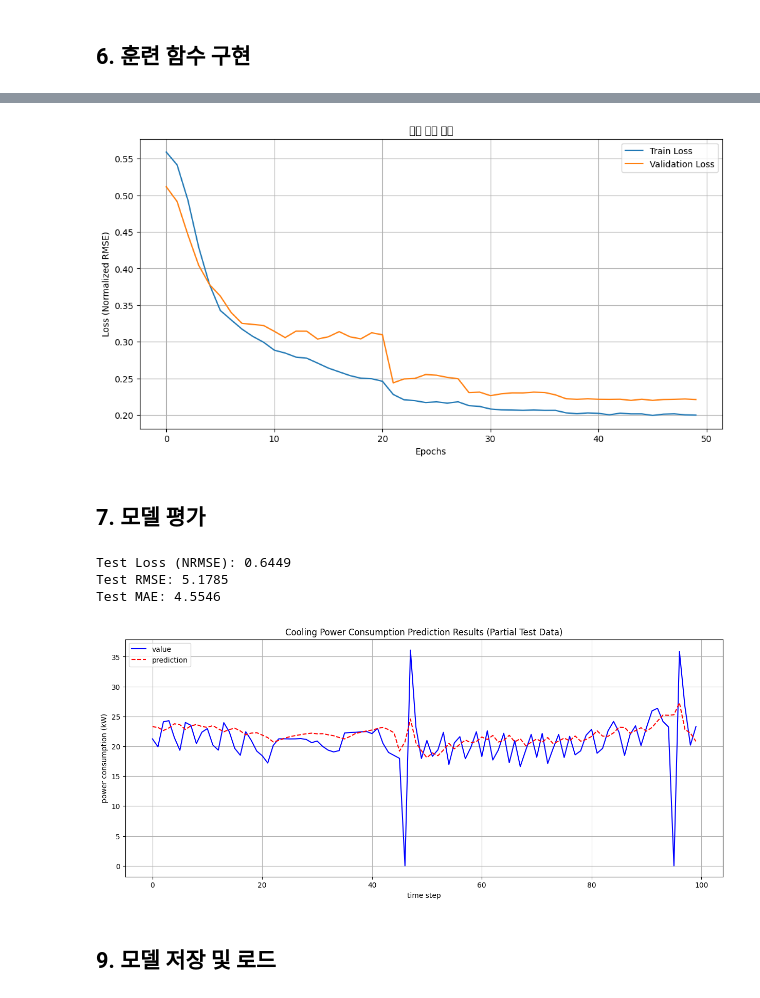
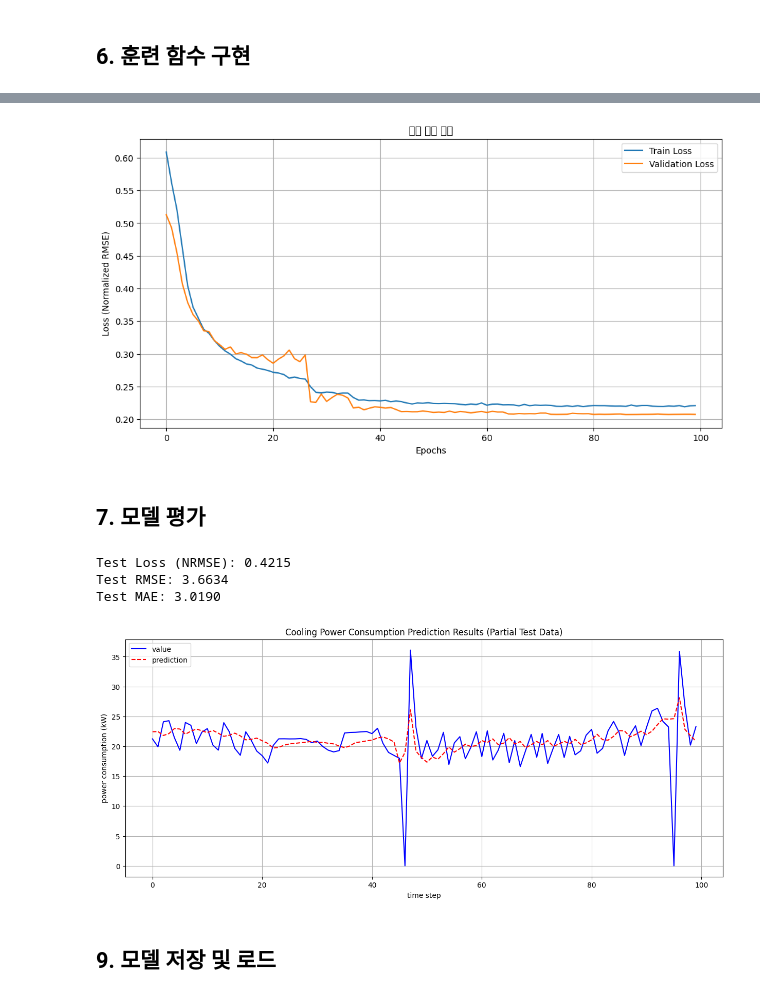
Before and after one commit to Honkong-Global-AI-Challeng-25/AI_code, a Jupyter notebook: src/lstm.ipynb, the cells around one changed output, grey strips where cells are left out. Saved outputs shown, nothing was run; the diff lists cells and outputs as text; code cells hidden in the pictures.

```diff
--- a/src/lstm.ipynb
+++ b/src/lstm.ipynb
@@ -289,7 +289,7 @@ def train_model(model, train_loader, val_loader, optimizer, scheduler, num_epoch
     return model, train_losses, val_losses
 
 # 모델 훈련
-num_epochs = 50
+num_epochs = 100
 model, train_losses, val_losses = train_model(
     model,
     train_loader,
@@ -331,4 +331,4 @@ Epoch 50/50 | Train Loss: 0.2000 | Val Loss: 0.2213
-[figure, old version]
+[figure, new version]
 # %% [markdown]
 ## 7. 모델 평가
 # %%
@@ -394,10 +394,10 @@ plt.legend()
 plt.grid(True)
 plt.show()
 # %% [output]
-Test Loss (NRMSE): 0.6449
-Test RMSE: 5.1785
-Test MAE: 4.5546
+Test Loss (NRMSE): 0.4215
+Test RMSE: 3.6634
+Test MAE: 3.0190
-[figure, old version]
+[figure, new version]
 # %% [markdown]
 ## 9. 모델 저장 및 로드
 # %%
```
Also changed, not shown: parts of 2 cells of this notebook, 3 other files.
